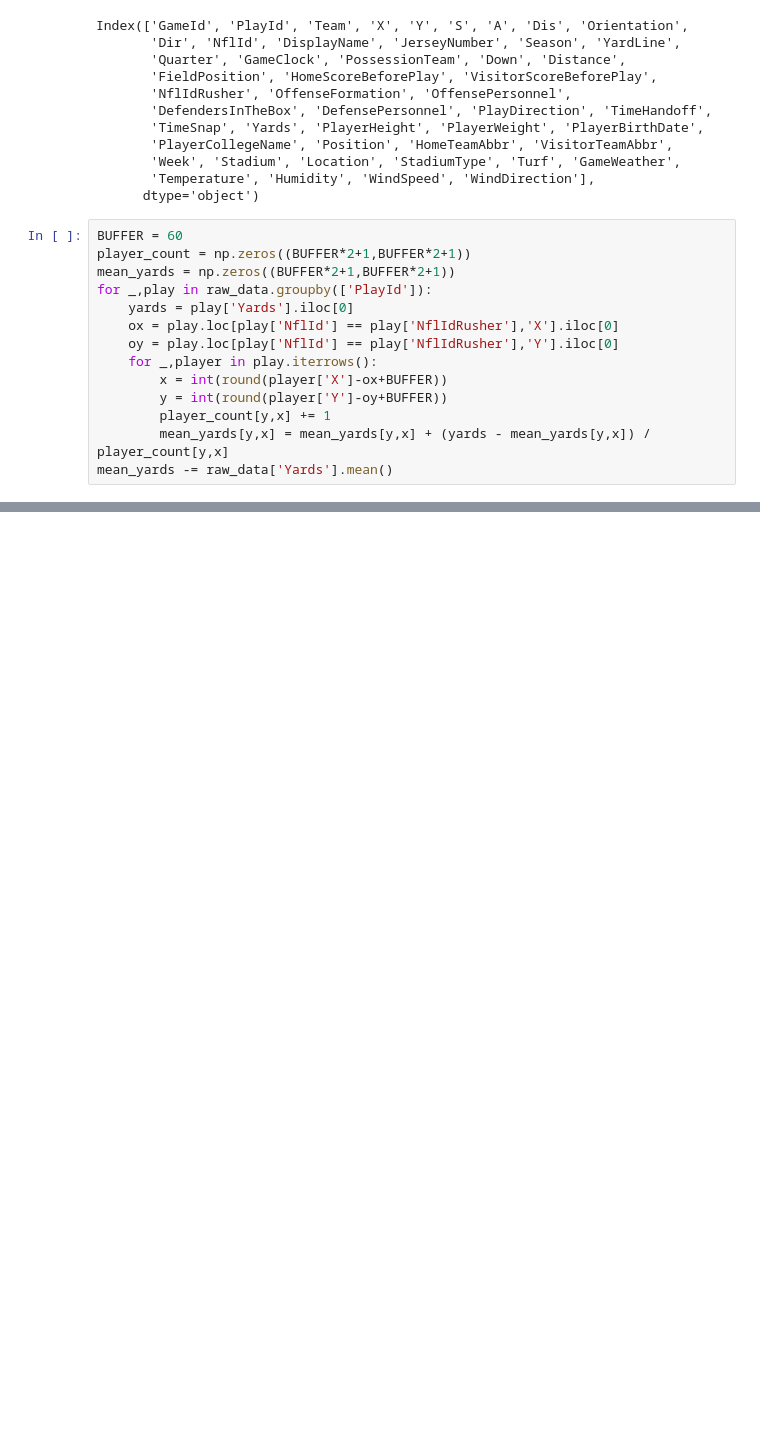
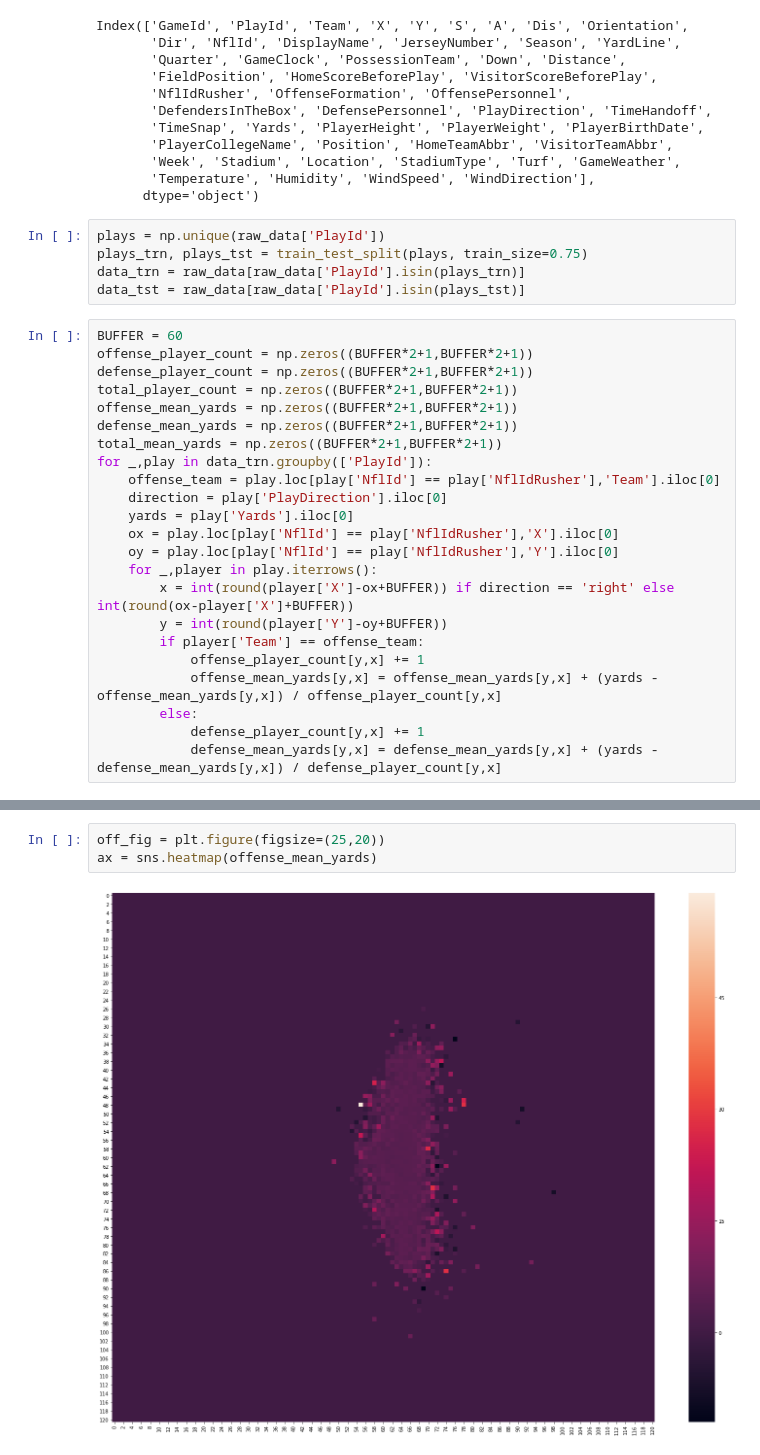
Before and after one commit to alexander-moore/DS502_Final, a Jupyter notebook: ethan/version_3.ipynb, the cells around one changed output, grey strips where cells are left out. Cells and saved outputs as stored; diff of their text form; blank space fills up the shorter version.

Commit message:
average yards per position prediction was good, trying to make it better now

```diff
--- a/ethan/version_3.ipynb
+++ b/ethan/version_3.ipynb
@@ -28,17 +28,31 @@ Index(['GameId', 'PlayId', 'Team', 'X', 'Y', 'S', 'A', 'Dis', 'Orientation',
        'Week', 'Stadium', 'Location', 'StadiumType', 'Turf', 'GameWeather',
        'Temperature', 'Humidity', 'WindSpeed', 'WindDirection'],
       dtype='object')
+# %%
+plays = np.unique(raw_data['PlayId'])
+plays_trn, plays_tst = train_test_split(plays, train_size=0.75)
+data_trn = raw_data[raw_data['PlayId'].isin(plays_trn)]
+data_tst = raw_data[raw_data['PlayId'].isin(plays_tst)]
 # %%
 BUFFER = 60
-player_count = np.zeros((BUFFER*2+1,BUFFER*2+1))
-mean_yards = np.zeros((BUFFER*2+1,BUFFER*2+1))
-for _,play in raw_data.groupby(['PlayId']):
+offense_player_count = np.zeros((BUFFER*2+1,BUFFER*2+1))
+defense_player_count = np.zeros((BUFFER*2+1,BUFFER*2+1))
+total_player_count = np.zeros((BUFFER*2+1,BUFFER*2+1))
+offense_mean_yards = np.zeros((BUFFER*2+1,BUFFER*2+1))
+defense_mean_yards = np.zeros((BUFFER*2+1,BUFFER*2+1))
+total_mean_yards = np.zeros((BUFFER*2+1,BUFFER*2+1))
+for _,play in data_trn.groupby(['PlayId']):
+    offense_team = play.loc[play['NflId'] == play['NflIdRusher'],'Team'].iloc[0]
+    direction = play['PlayDirection'].iloc[0]
     yards = play['Yards'].iloc[0]
     ox = play.loc[play['NflId'] == play['NflIdRusher'],'X'].iloc[0]
     oy = play.loc[play['NflId'] == play['NflIdRusher'],'Y'].iloc[0]
     for _,player in play.iterrows():
-        x = int(round(player['X']-ox+BUFFER))
+        x = int(round(player['X']-ox+BUFFER)) if direction == 'right' else int(round(ox-player['X']+BUFFER))
         y = int(round(player['Y']-oy+BUFFER))
-        player_count[y,x] += 1
-        mean_yards[y,x] = mean_yards[y,x] + (yards - mean_yards[y,x]) / player_count[y,x]
-mean_yards -= raw_data['Yards'].mean()
+        if player['Team'] == offense_team:
+            offense_player_count[y,x] += 1
+            offense_mean_yards[y,x] = offense_mean_yards[y,x] + (yards - offense_mean_yards[y,x]) / offense_player_count[y,x]
+        else:
+            defense_player_count[y,x] += 1
+            defense_mean_yards[y,x] = defense_mean_yards[y,x] + (yards - defense_mean_yards[y,x]) / defense_player_count[y,x]
@@ -51,0 +92,5 @@ NameError: name 'sns' is not defined
+# %%
+off_fig = plt.figure(figsize=(25,20))
+ax = sns.heatmap(offense_mean_yards)
+# %% [output]
+[figure, added]
```
Also changed, not shown: parts of 7 cells of this notebook.
